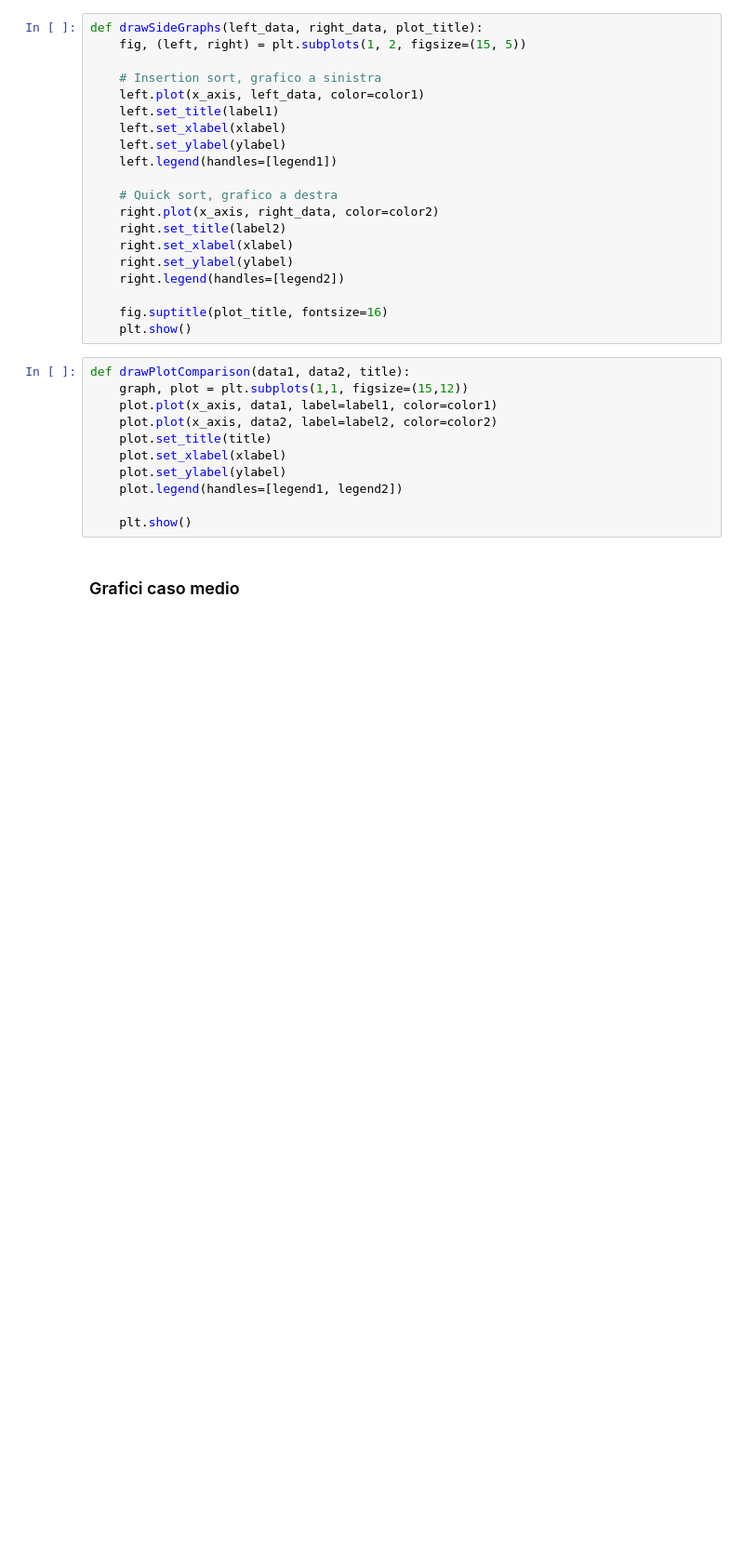
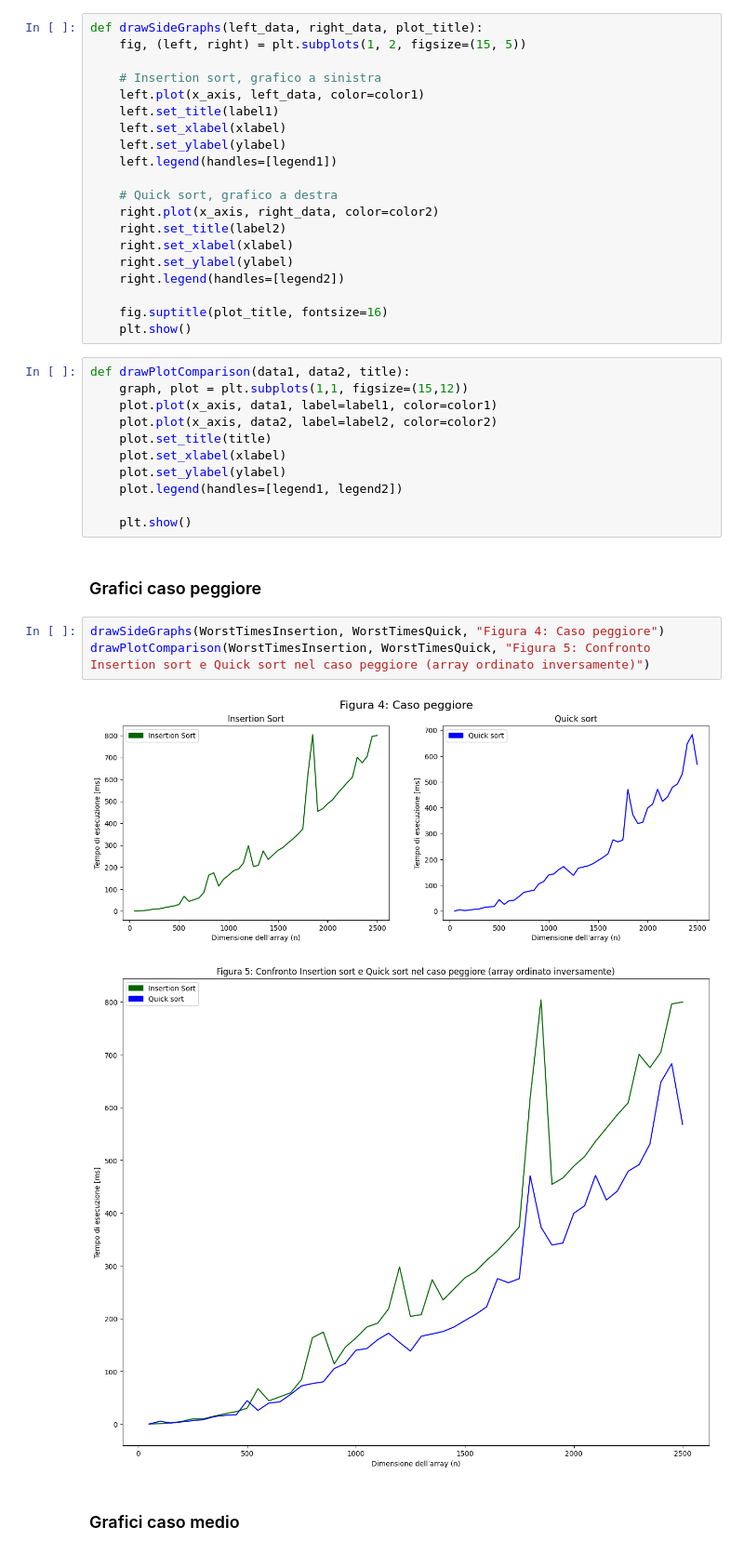
Before and after one commit to federicomarra/asd-lab, a Jupyter notebook: insertionsort-vs-quicksort.ipynb, the cells around one changed output. Shown at 93% size. Saved outputs shown, nothing was run; the diff lists cells and outputs as text; blank space fills up the shorter version.

```diff
--- a/insertionsort-vs-quicksort.ipynb
+++ b/insertionsort-vs-quicksort.ipynb
@@ -415,6 +447,14 @@ def drawPlotComparison(data1, data2, title):
     plot.legend(handles=[legend1, legend2])
 
     plt.show()
+# %% [markdown]
+### Grafici caso peggiore
+# %%
+drawSideGraphs(WorstTimesInsertion, WorstTimesQuick, "Figura 4: Caso peggiore")
+drawPlotComparison(WorstTimesInsertion, WorstTimesQuick, "Figura 5: Confronto Insertion sort e Quick sort nel caso peggiore (array ordinato inversamente)")
+# %% [output]
+[figure, new version]
+[figure, new version]
 # %% [markdown]
 ### Grafici caso medio
 # %%
```
Also changed, not shown: parts of 44 cells of this notebook.
